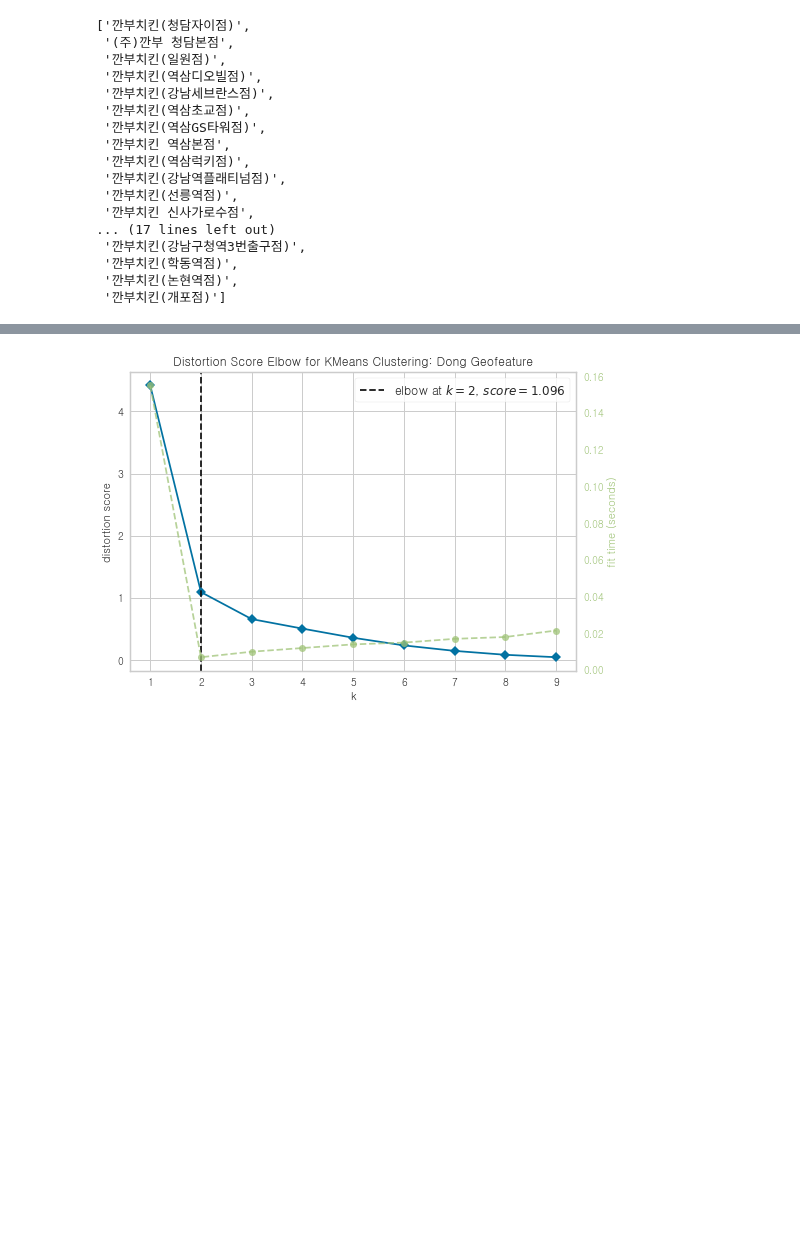
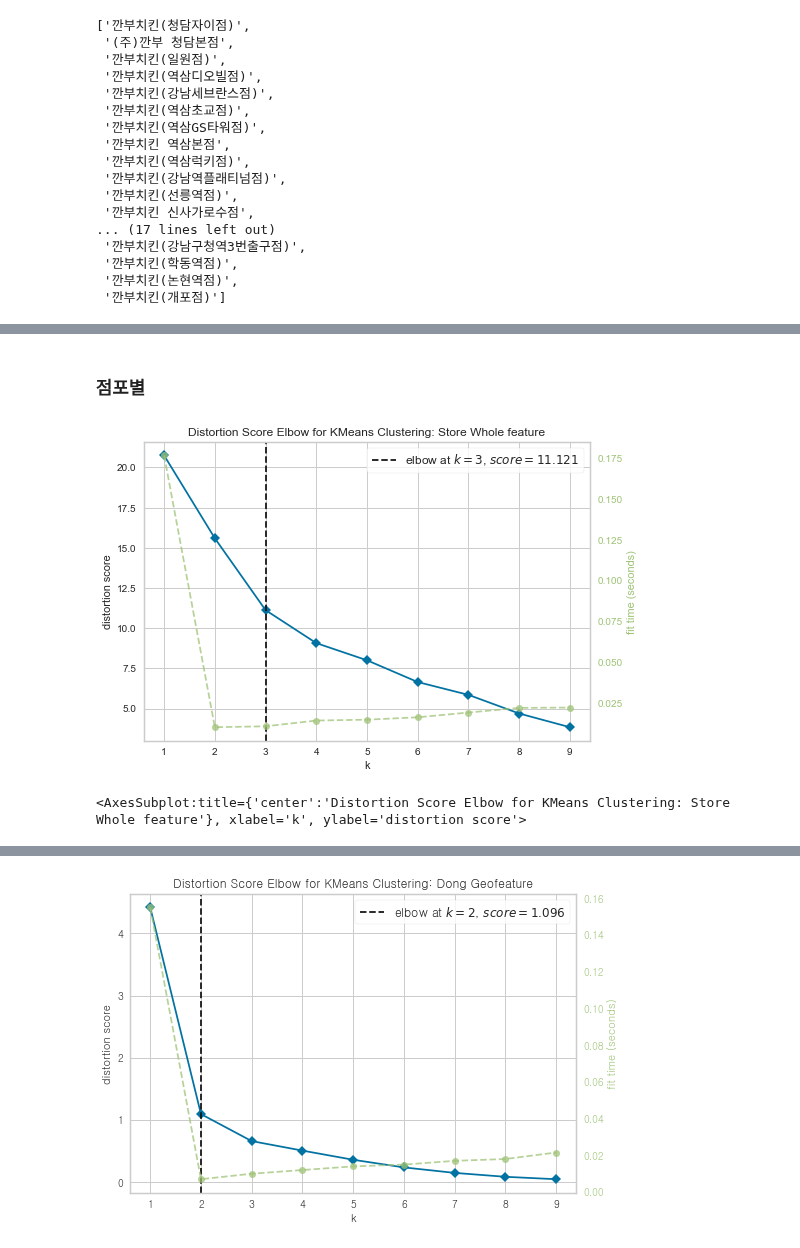
Before and after one commit to POSdata-Sales-Prediction/Store-operation-consulting, a Jupyter notebook: gangnam_geographic_clustering_fin.ipynb, the cells around one changed output, grey strips where cells are left out. Drawn from its saved outputs; the diff is of its cells as text; code cells hidden in the pictures; blank space fills up the shorter version.

```diff
--- a/gangnam_geographic_clustering_fin.ipynb
+++ b/gangnam_geographic_clustering_fin.ipynb
@@ -208,0 +258,25 @@ store_feature
+# %% [markdown]
+### 점포별
+# %%
+## 0. 모든 feature 넣고 clustering 진행
+from yellowbrick.cluster import KElbowVisualizer
+from sklearn.cluster import KMeans
+
+## 1-1. 행정동 별 입지특성 clustering 진행
+# preprocessing 후 분산 확인
+from sklearn.preprocessing import MinMaxScaler  # 표준화 패키지 라이브러리
+from sklearn.preprocessing import StandardScaler  # 표준화 패키지 라이브러리
+store_wholefeature_data = store_feature[["유동인구비율", "버스정류장 개수", "지하철역 개수", "경쟁점 개수", "주거지역 면적", "상업지역 면적", "문화체육휴양시설 면적"]].values
+
+store_wholefeature_data = MinMaxScaler().fit_transform(store_wholefeature_data) # x객체에 x를 표준화한 데이터를 저장
+#geofeature_data = StandardScaler().fit_transform(geofeature_data) # x객체에 x를 표준화한 데이터를 저장
+
+
+# distortion score = Sum of squares of distances of points from cluster centers
+model = KMeans()
+visualizer = KElbowVisualizer(model, k=(1,10), title="Distortion Score Elbow for KMeans Clustering: Store Whole feature")
+visualizer.fit(store_wholefeature_data)
+visualizer.show()
+# %% [output]
+[figure, added]
+<AxesSubplot:title={'center':'Distortion Score Elbow for KMeans Clustering: Store Whole feature'}, xlabel='k', ylabel='distortion score'>
```
Also changed, not shown: parts of 18 cells of this notebook.
